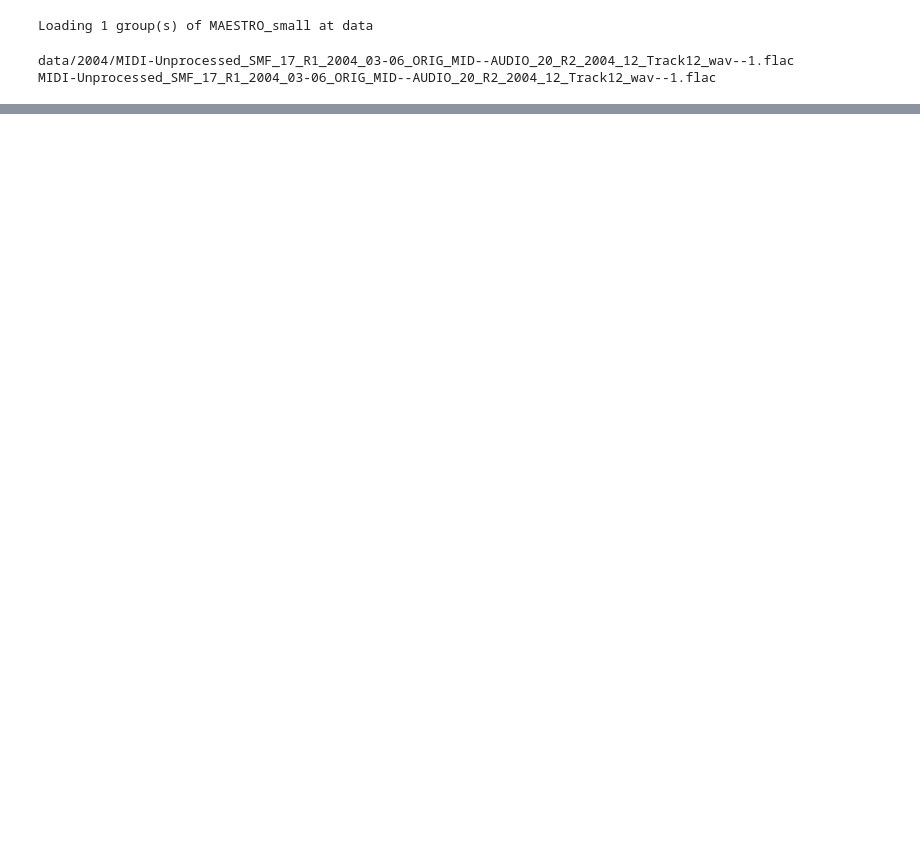
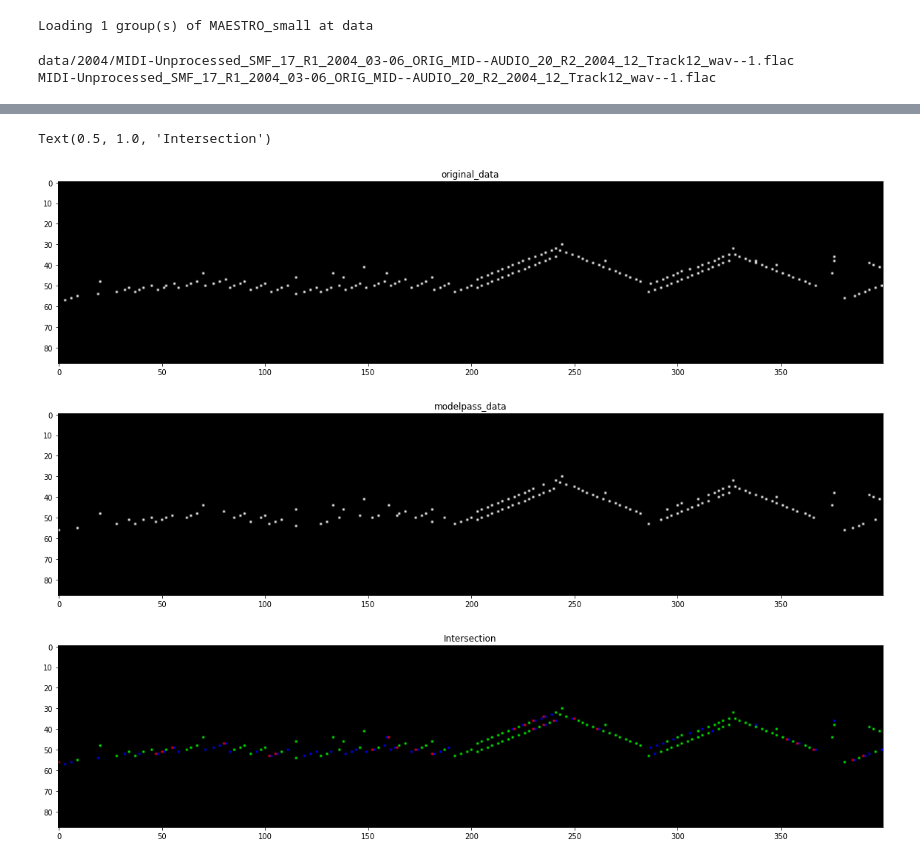
Before and after one commit to jhkang0408/GCT634-Musical-Applications-of-ML, a Jupyter notebook: Assignment3/hw3_tutorial.ipynb, the cells around one changed output, grey strips where cells are left out. Drawn from its saved outputs; the diff is of its cells as text; code cells hidden in the pictures; blank space fills up the shorter version.

```diff
--- a/Assignment3/hw3_tutorial.ipynb
+++ b/Assignment3/hw3_tutorial.ipynb
@@ -338,0 +306,40 @@ Text(0.5, 1.0, 'Intersection')
+# %%
+plt.figure(figsize=(20,20))
+plt.imshow(original_data['onset'].numpy()[401:801].T, cmap='gray')
+plt.title('original_data')
+
+plt.figure(figsize=(20,20))
+plt.imshow(modelpass_data['onset'].numpy()[400:800].T, cmap='gray')
+plt.title('modelpass_data')
+
+'''
+    True Positive: 정답이 Yes인
+    False Positive: 정답이 No인 문제를 Yes라고 한 경우
+    False Negative: 정답이 Yes인 문제를 No라고 한 경우
+'''
+temp = np.zeros((3, original_data['onset'].numpy()[401:801].T.shape[0], original_data['onset'].numpy()[401:801].T.shape[1]))
+# True Positive
+idx1 = (original_data['onset'].numpy()[401:801].T==modelpass_data['onset'].numpy()[400:800].T)
+idx2 = (original_data['onset'].numpy()[401:801].T>0)
+idx_truepositive = idx1 & idx2
+temp[1][idx_truepositive]=1
+
+# False Positive
+idx1 = (original_data['onset'].numpy()[401:801].T!=modelpass_data['onset'].numpy()[400:800].T)
+idx2 = (modelpass_data['onset'].numpy()[400:800].T>0)
+idx_falsepositive = idx1 & idx2
+temp[0][idx_falsepositive]=1
+# False Negative
+idx1 = (original_data['onset'].numpy()[401:801].T!=modelpass_data['onset'].numpy()[400:800].T)
+idx2 = (modelpass_data['onset'].numpy()[400:800].T==0)
+idx_falsenegative = idx1 & idx2
+temp[2][idx_falsenegative]=1
+
+plt.figure(figsize=(20,20))
+plt.imshow(np.moveaxis(temp, 0, -1))
+plt.title('Intersection')
+# %% [output]
+Text(0.5, 1.0, 'Intersection')
+[figure, added]
+[figure, added]
+[figure, added]
```
Also changed, not shown: parts of 11 cells of this notebook, 3 other files.
